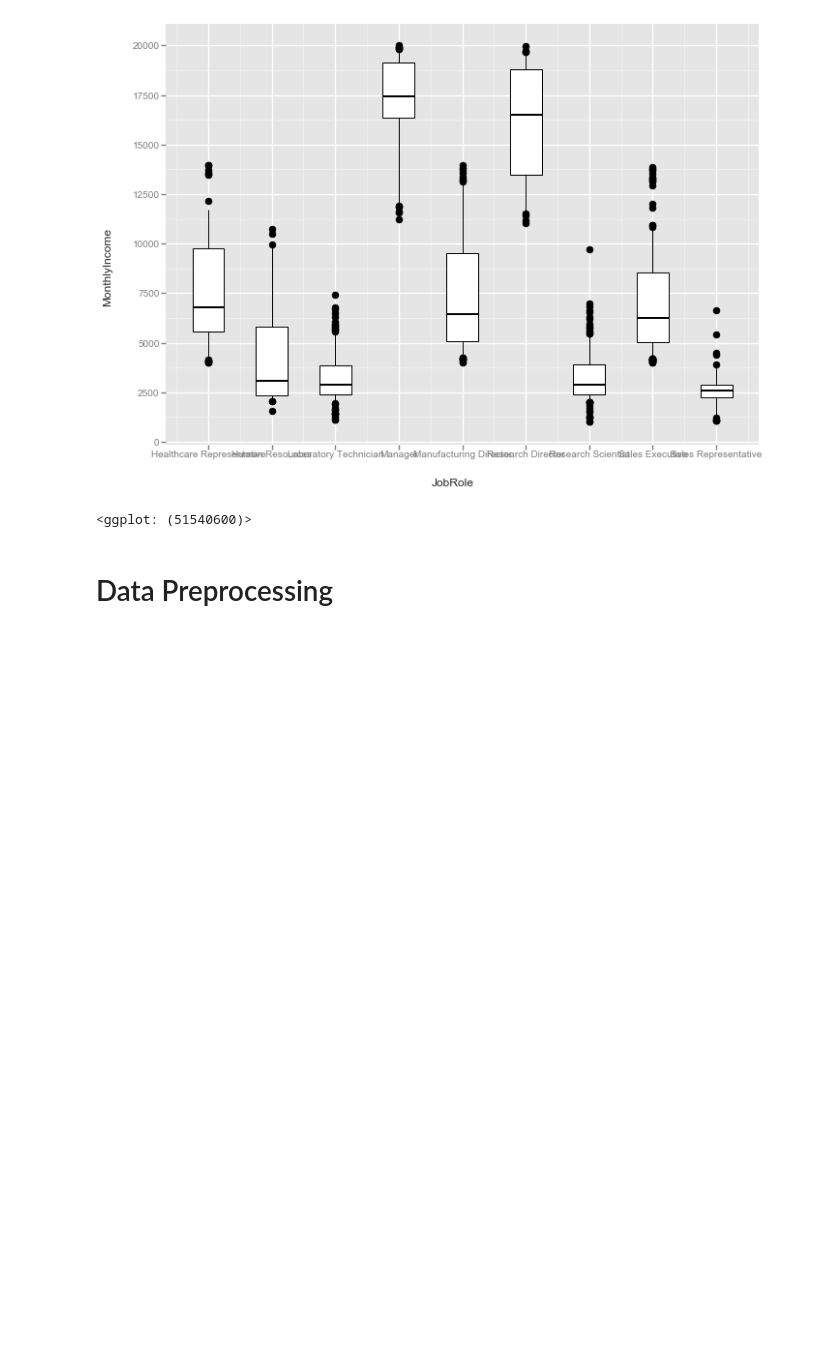
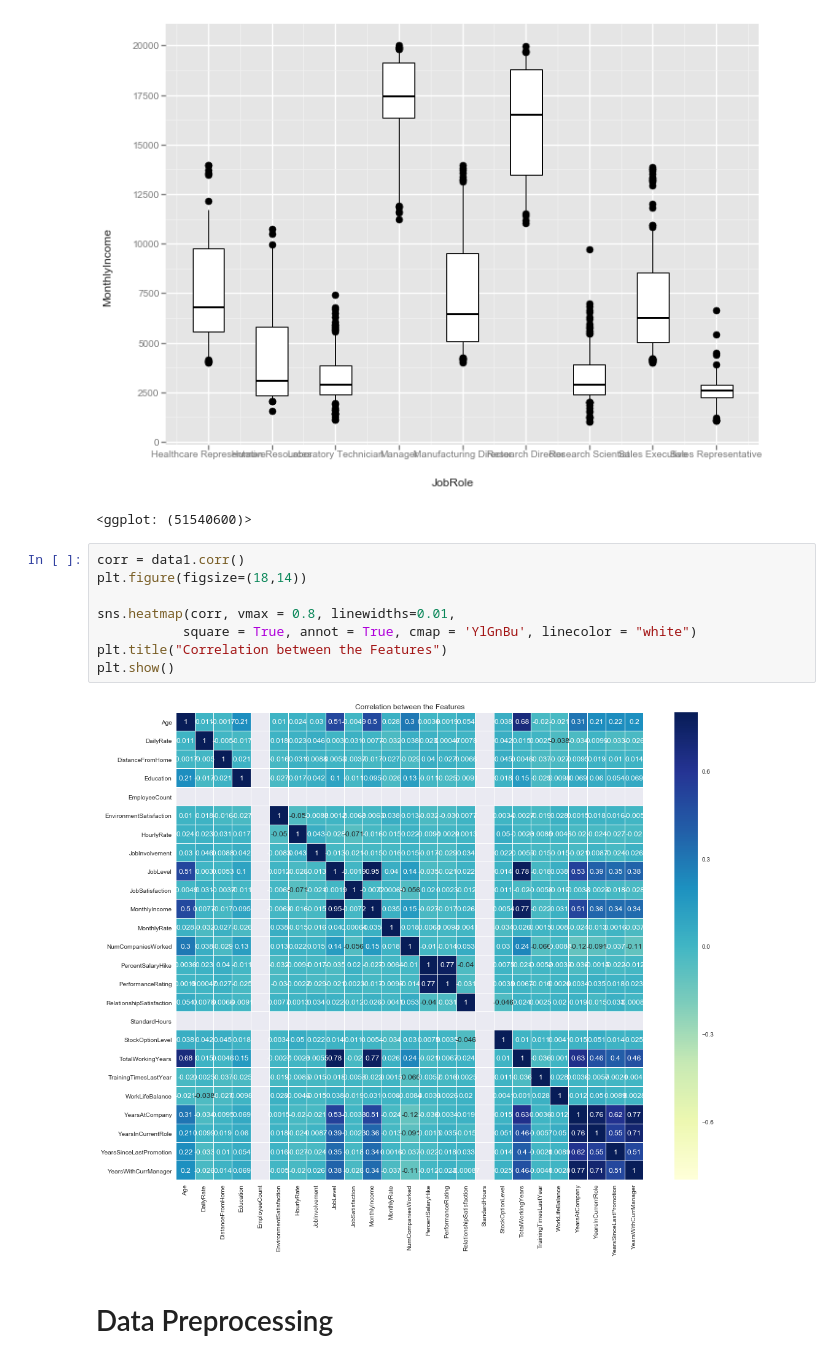
Before and after one commit to MallikarjunNamagiri/AnalyticalVidhya, a Jupyter notebook: EmployeeAttritionPrediction.ipynb, the cells around one changed output. Drawn from its saved outputs; the diff is of its cells as text; blank space fills up the shorter version.

```diff
--- a/EmployeeAttritionPrediction.ipynb
+++ b/EmployeeAttritionPrediction.ipynb
@@ -180,6 +175,16 @@ geom_boxplot()
 # %% [output]
 [figure]
 <ggplot: (51540600)>
+# %%
+corr = data1.corr()
+plt.figure(figsize=(18,14))
+
+sns.heatmap(corr, vmax = 0.8, linewidths=0.01,
+           square = True, annot = True, cmap = 'YlGnBu', linecolor = "white")
+plt.title("Correlation between the Features")
+plt.show()
+# %% [output]
+[figure, added]
 # %% [markdown]
 # Data Preprocessing
 # %%
```
Also changed, not shown: parts of 32 cells of this notebook.
